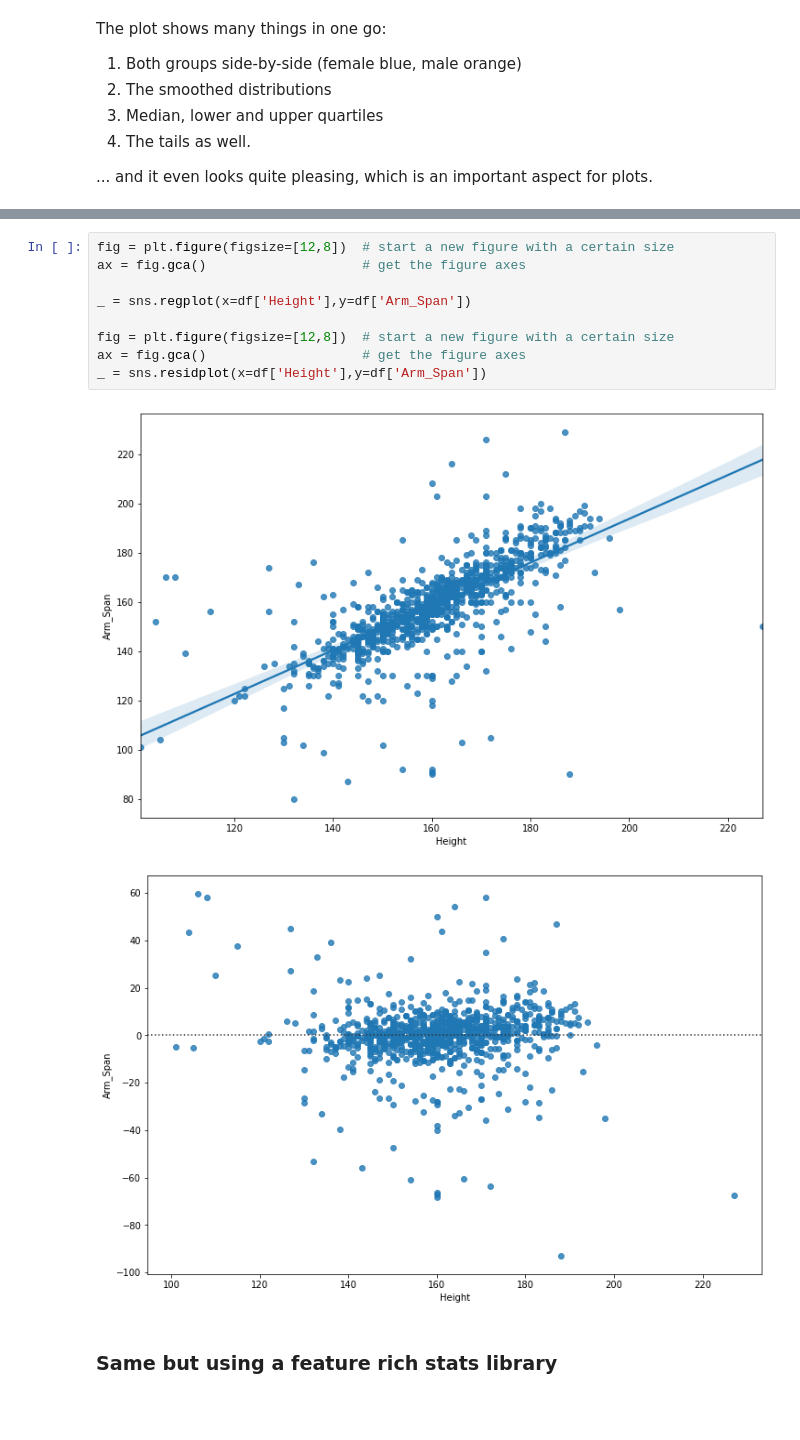
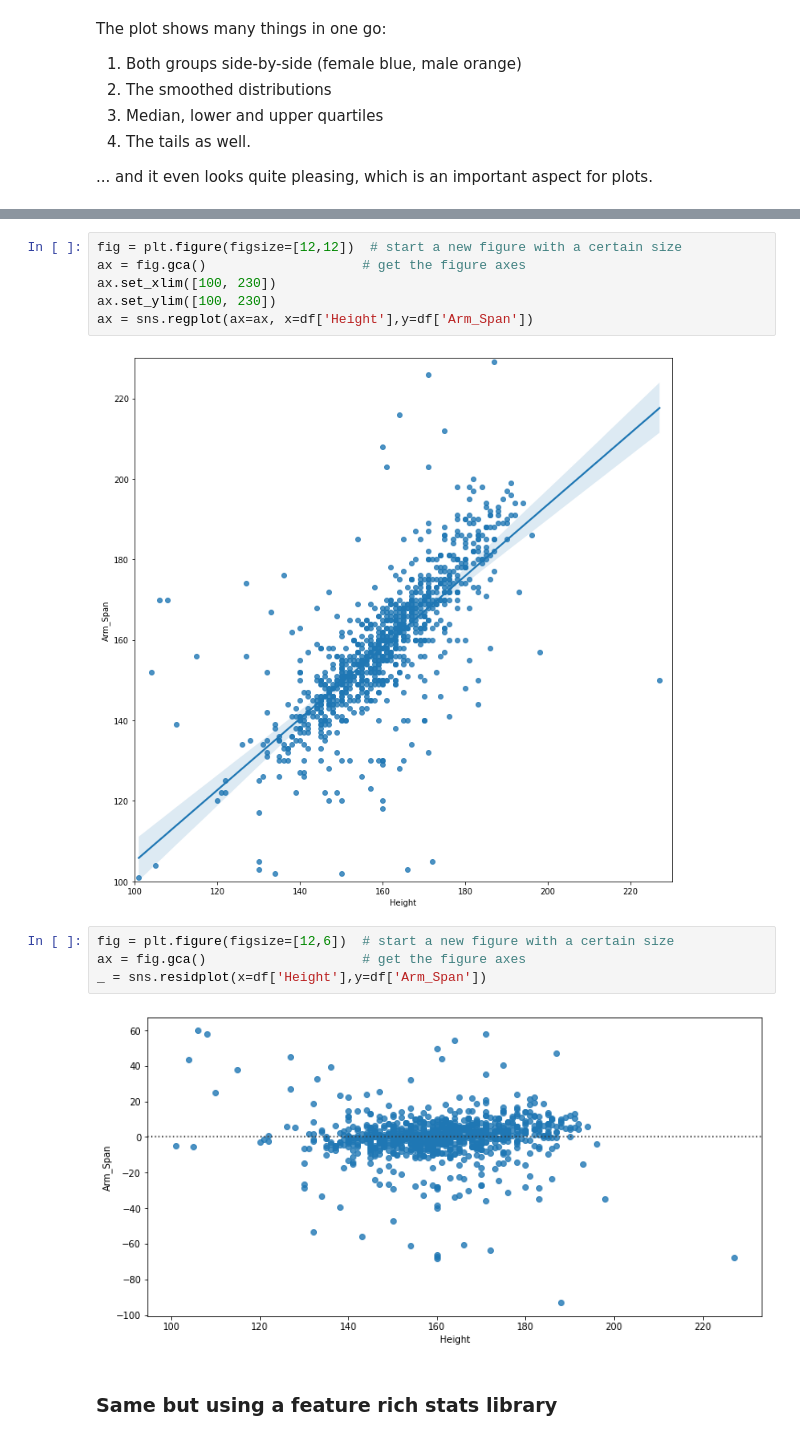
Before and after one commit to awicenec/MathClass, a Jupyter notebook: SchoolKids.ipynb, the cells around one changed output, grey strips where cells are left out. Drawn from its saved outputs; the diff is of its cells as text; blank space fills up the shorter version.

```diff
--- a/SchoolKids.ipynb
+++ b/SchoolKids.ipynb
@@ -302,15 +305,17 @@ The plot shows many things in one go:
+# %%
+fig = plt.figure(figsize=[12,12])  # start a new figure with a certain size
+ax = fig.gca()                    # get the figure axes
+ax.set_xlim([100, 230])
+ax.set_ylim([100, 230])
+ax = sns.regplot(ax=ax, x=df['Height'],y=df['Arm_Span'])
+# %% [output]
+[figure, added]
 # %%
-fig = plt.figure(figsize=[12,8])  # start a new figure with a certain size
-ax = fig.gca()                    # get the figure axes
-
-_ = sns.regplot(x=df['Height'],y=df['Arm_Span'])
-
-fig = plt.figure(figsize=[12,8])  # start a new figure with a certain size
+fig = plt.figure(figsize=[12,6])  # start a new figure with a certain size
 ax = fig.gca()                    # get the figure axes
 _ = sns.residplot(x=df['Height'],y=df['Arm_Span'])
 # %% [output]
-[figure, old version]
+[figure, new version]
-[figure, removed]
 # %% [markdown]
 ### Same but using a feature rich stats library
 # %%
```
Also changed, not shown: parts of 15 cells of this notebook.
